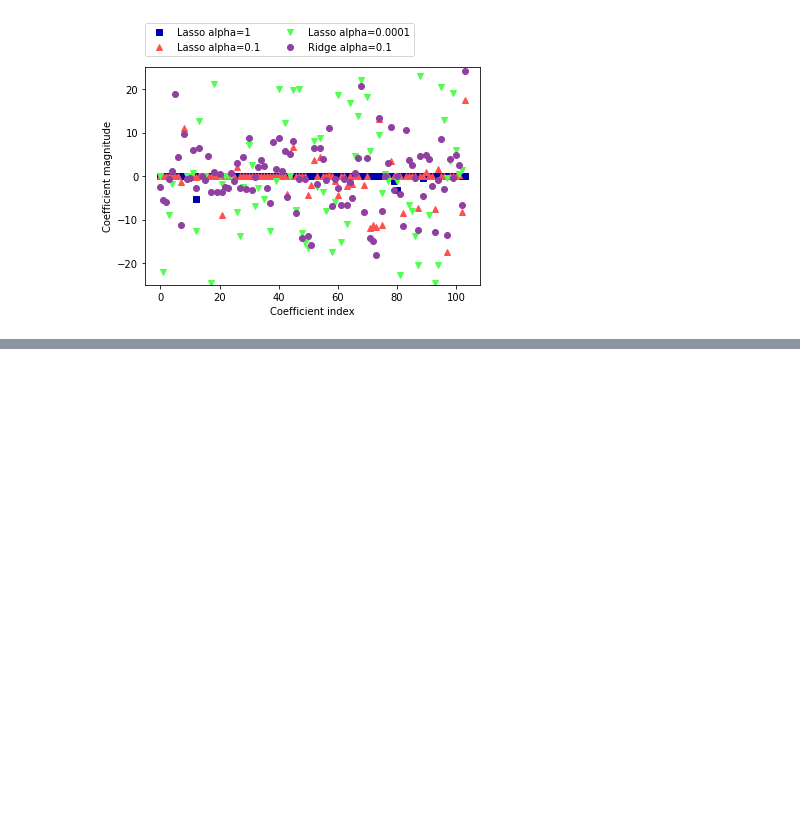
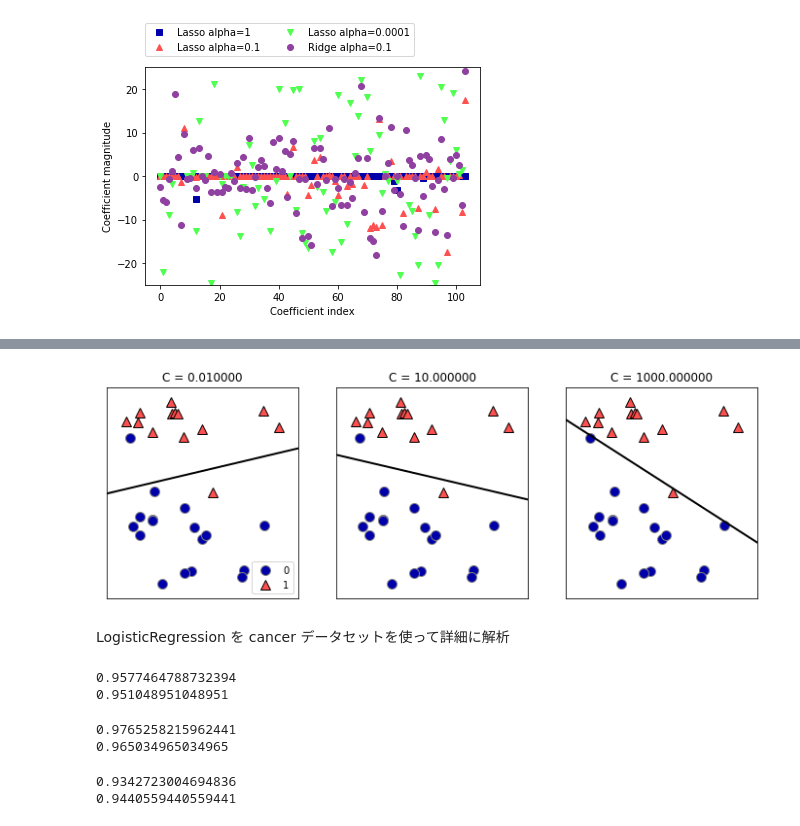
Before and after one commit to Doarakko/introduction_to_ml_with_python, a Jupyter notebook: 02-03.ipynb, the cells around one changed output, grey strips where cells are left out. Saved outputs shown, nothing was run; the diff lists cells and outputs as text; code cells hidden in the pictures; blank space fills up the shorter version.

```diff
--- a/02-03.ipynb
+++ b/02-03.ipynb
@@ -370,0 +386,6 @@ Text(0,0.5,'Coefficient magnitude')
+# %%
+mglearn.plots.plot_linear_svc_regularization()
+# %% [output]
+[figure, added]
+# %% [markdown]
+LogisticRegression を cancer データセットを使って詳細に解析
@@ -370,0 +394,24 @@ Text(0,0.5,'Coefficient magnitude')
+# %%
+cancer = load_breast_cancer()
+X_train, X_test, y_train, y_test = train_test_split(cancer.data, cancer.target, stratify=cancer.target, random_state=41)
+
+logreg = LogisticRegression().fit(X_train, y_train)
+print(logreg.score(X_train, y_train))
+print(logreg.score(X_test, y_test))
+# %% [output]
+0.9577464788732394
+0.951048951048951
+# %%
+logreg100 = LogisticRegression(C=100).fit(X_train, y_train)
+print(logreg100.score(X_train, y_train))
+print(logreg100.score(X_test, y_test))
+# %% [output]
+0.9765258215962441
+0.965034965034965
+# %%
+logreg001 = LogisticRegression(C=0.01).fit(X_train, y_train)
+print(logreg001.score(X_train, y_train))
+print(logreg001.score(X_test, y_test))
+# %% [output]
+0.9342723004694836
+0.9440559440559441
```
Also changed, not shown: parts of 13 cells of this notebook.
